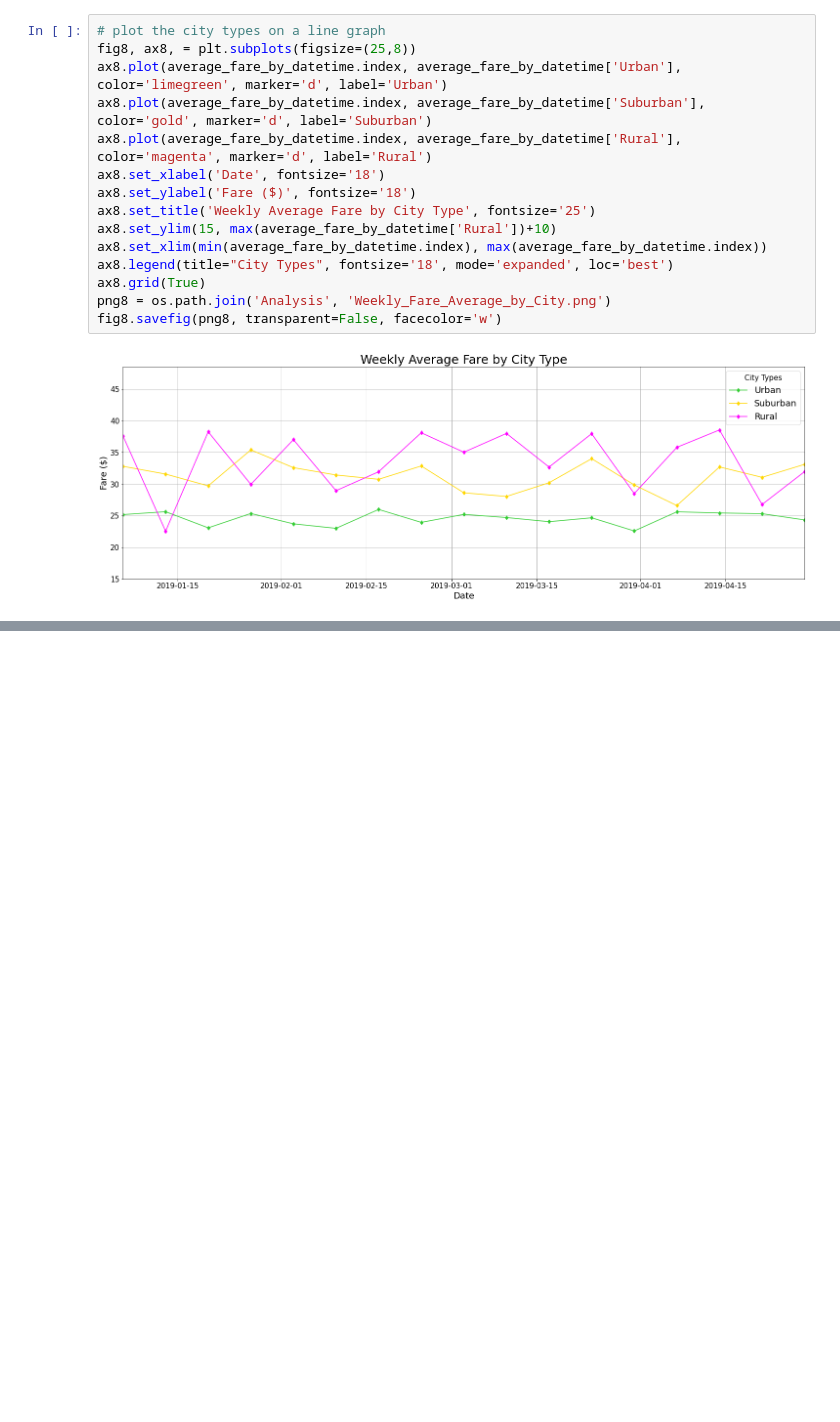
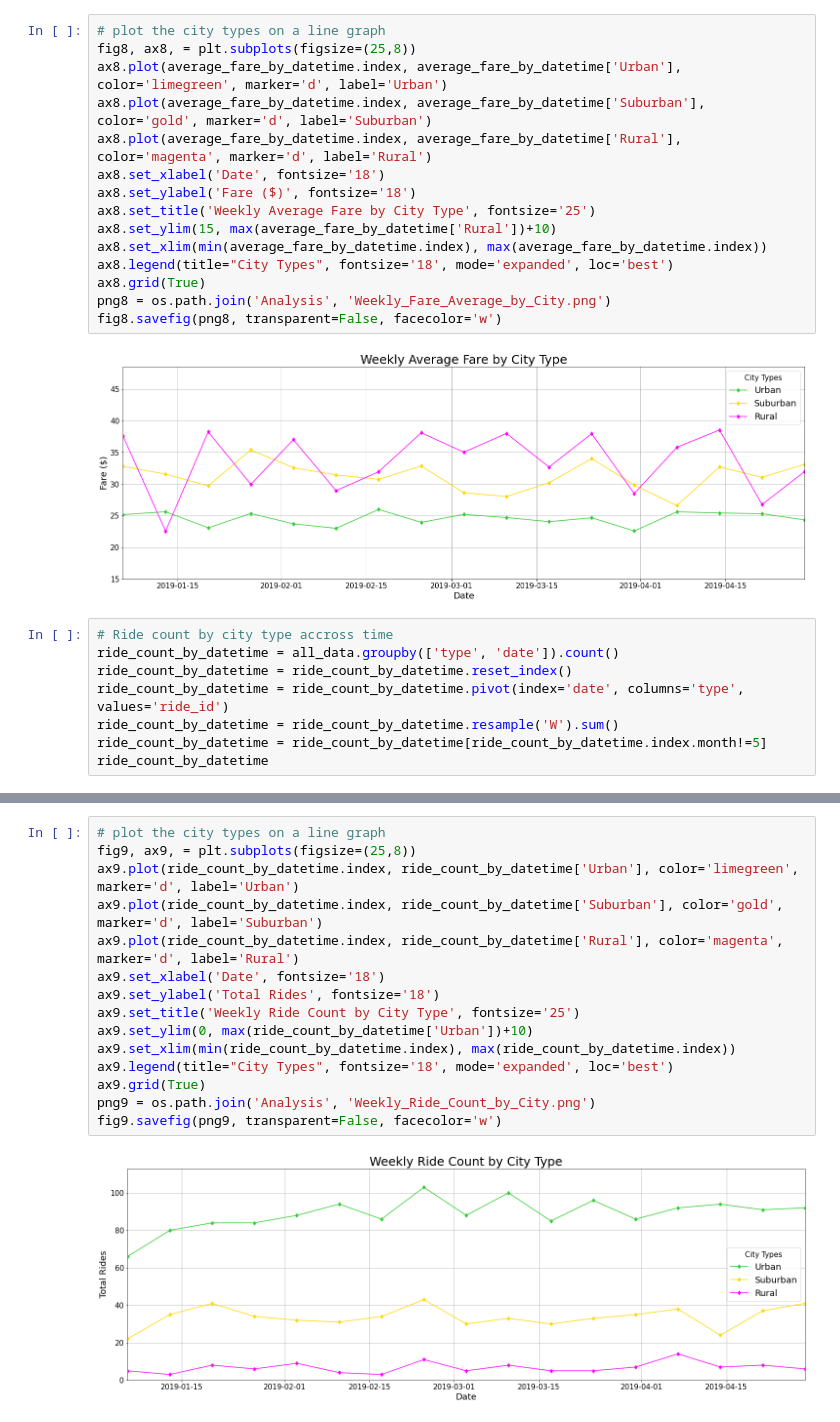
Before and after one commit to Bag0niku/PyBer_Analysis, a Jupyter notebook: Pyber_Challenge.ipynb, the cells around one changed output, grey strips where cells are left out. Drawn from its saved outputs; the diff is of its cells as text; blank space fills up the shorter version.

```diff
--- a/Pyber_Challenge.ipynb
+++ b/Pyber_Challenge.ipynb
@@ -364,3 +364,11 @@ png8 = os.path.join('Analysis', 'Weekly_Fare_Average_by_City.png')
 fig8.savefig(png8, transparent=False, facecolor='w')
 # %% [output]
 [figure]
+# %%
+# Ride count by city type accross time
+ride_count_by_datetime = all_data.groupby(['type', 'date']).count()
+ride_count_by_datetime = ride_count_by_datetime.reset_index()
+ride_count_by_datetime = ride_count_by_datetime.pivot(index='date', columns='type', values='ride_id')
+ride_count_by_datetime = ride_count_by_datetime.resample('W').sum()
+ride_count_by_datetime = ride_count_by_datetime[ride_count_by_datetime.index.month!=5]
+ride_count_by_datetime
@@ -366,0 +395,17 @@ fig8.savefig(png8, transparent=False, facecolor='w')
+# %%
+# plot the city types on a line graph
+fig9, ax9, = plt.subplots(figsize=(25,8))
+ax9.plot(ride_count_by_datetime.index, ride_count_by_datetime['Urban'], color='limegreen', marker='d', label='Urban')
+ax9.plot(ride_count_by_datetime.index, ride_count_by_datetime['Suburban'], color='gold', marker='d', label='Suburban')
+ax9.plot(ride_count_by_datetime.index, ride_count_by_datetime['Rural'], color='magenta', marker='d', label='Rural')
+ax9.set_xlabel('Date', fontsize='18')
+ax9.set_ylabel('Total Rides', fontsize='18')
+ax9.set_title('Weekly Ride Count by City Type', fontsize='25')
+ax9.set_ylim(0, max(ride_count_by_datetime['Urban'])+10)
+ax9.set_xlim(min(ride_count_by_datetime.index), max(ride_count_by_datetime.index))
+ax9.legend(title="City Types", fontsize='18', mode='expanded', loc='best')
+ax9.grid(True)
+png9 = os.path.join('Analysis', 'Weekly_Ride_Count_by_City.png')
+fig9.savefig(png9, transparent=False, facecolor='w')
+# %% [output]
+[figure, added]
```
Also changed, not shown: parts of 3 cells of this notebook, 4 other files.
